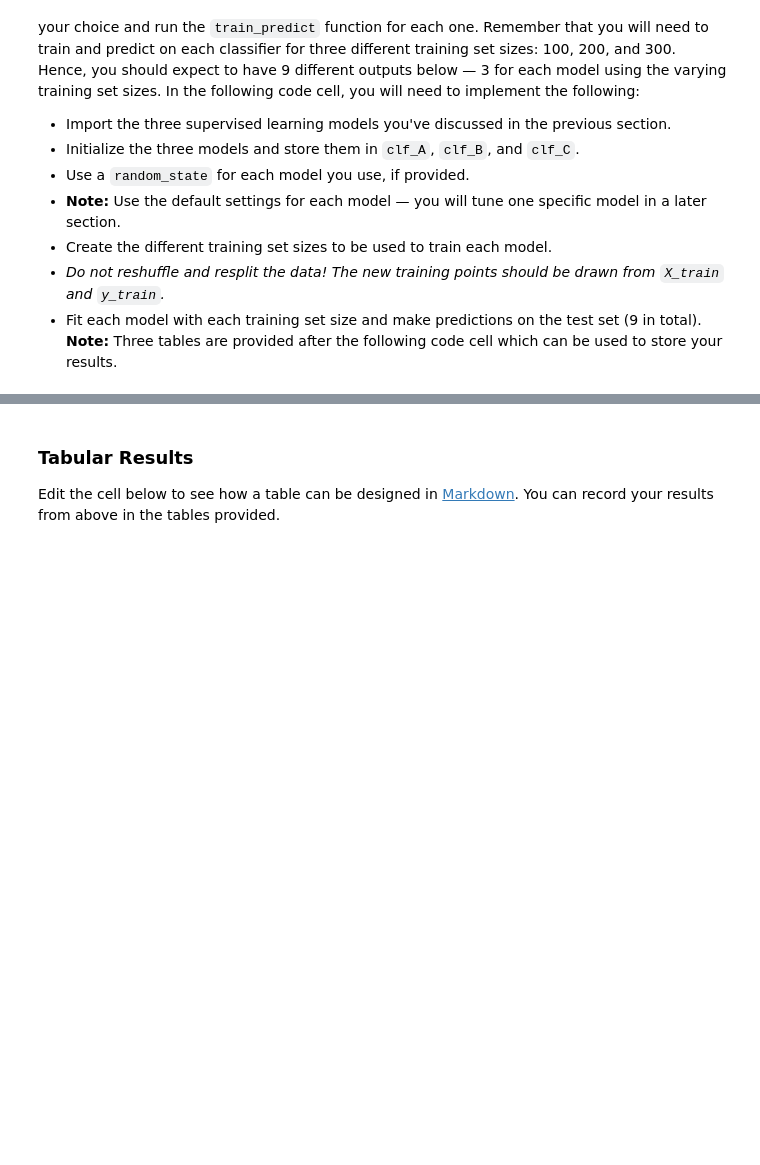
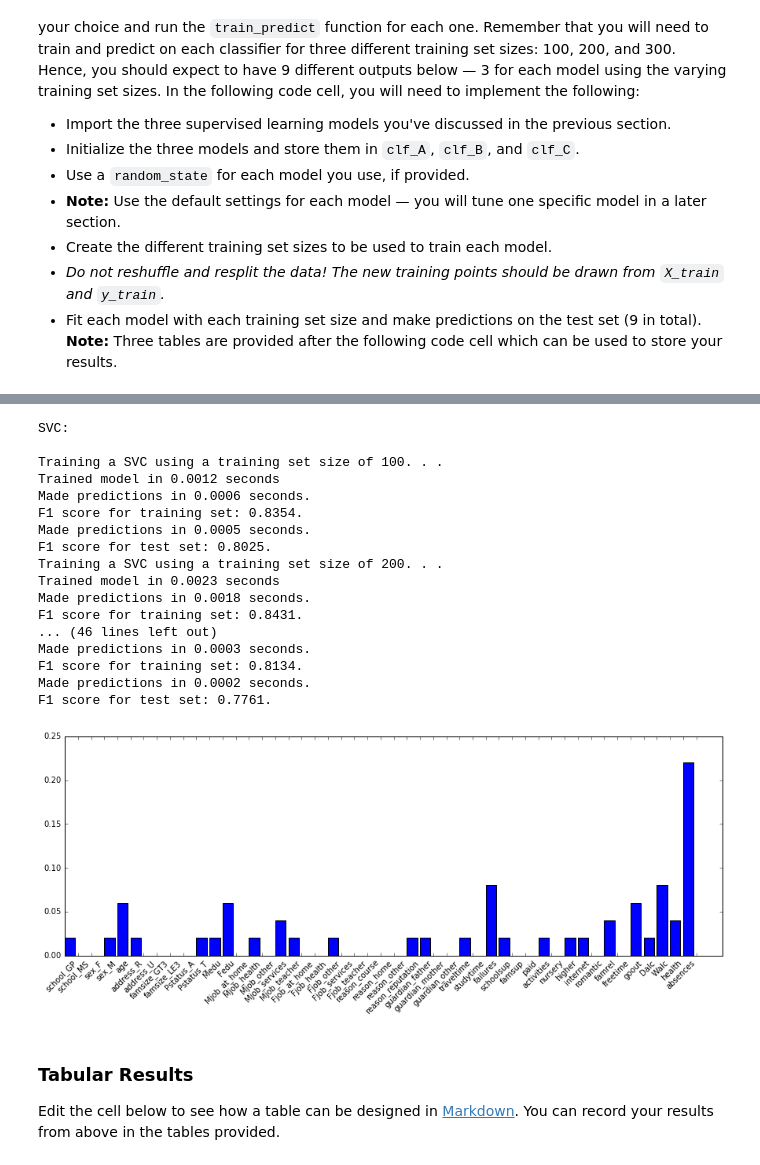
Before and after one commit to natalya-patrikeeva/student_intervention, a Jupyter notebook: student_intervention.ipynb, the cells around one changed output, grey strips where cells are left out. Saved outputs shown, nothing was run; the diff lists cells and outputs as text; code cells hidden in the pictures; blank space fills up the shorter version.

```diff
--- a/student_intervention.ipynb
+++ b/student_intervention.ipynb
@@ -166,11 +171,15 @@ num_train = 300
 num_test = X_all.shape[0] - num_train
 
 # TODO: Shuffle and split the dataset into the number of training and testing points above
-X_train, X_test, y_train, y_test = train_test_split(X_all, y_all, train_size = num_train, random_state=42)
+X_train, X_test, y_train, y_test = train_test_split(X_all, y_all, stratify=y_all, train_size = num_train, random_state=42)
 
 # Show the results of the split
 print "Training set has {} samples.".format(X_train.shape[0])
 print "Testing set has {} samples.".format(X_test.shape[0])
+
+# Stratified data
+print "Training data 'yes' percentage = {:.2f}%".format(100 * (y_train == 'yes').mean())
+print "Testing  data 'yes' percentage = {:.2f}%".format(100 * (y_test == 'yes').mean())
 # %% [output]
 Training set has 300 samples.
 Testing set has 95 samples.
@@ -327,3 +270,48 @@ F1 score for test set: 0.7634.
+# %%
+# Import the three supervised learning models from sklearn
+
+from sklearn import svm
+from sklearn.ensemble import AdaBoostClassifier
+from sklearn.naive_bayes import GaussianNB
+
+# Initialize the three models
+clf_A = svm.SVC(random_state=1)
+clf_B = AdaBoostClassifier(random_state=1)
+clf_C = GaussianNB()
+
+# Loop through models, then through training data set sizes
+for clf in [clf_A, clf_B, clf_C]:
+    print "\n{}: \n".format(clf.__class__.__name__)
+    for n in [100, 200, 300]:
+        train_predict(clf, X_train[:n], y_train[:n], X_test, y_test)
+
+import matplotlib.pyplot as plt
+%matplotlib inline
+
+fi = clf_B.feature_importances_
+
+plt.figure(figsize=(15, 5))
+plt.bar(range(0,len(fi)),fi)
+plt.xticks(np.arange(1, len(fi)+1), X_train.columns, rotation=45, ha="right");
+# %% [output]
+SVC:
+
+Training a SVC using a training set size of 100. . .
+Trained model in 0.0012 seconds
+Made predictions in 0.0006 seconds.
+F1 score for training set: 0.8354.
+Made predictions in 0.0005 seconds.
+F1 score for test set: 0.8025.
+Training a SVC using a training set size of 200. . .
+Trained model in 0.0023 seconds
+Made predictions in 0.0018 seconds.
+F1 score for training set: 0.8431.
+... (46 lines left out)
+Made predictions in 0.0003 seconds.
+F1 score for training set: 0.8134.
+Made predictions in 0.0002 seconds.
+F1 score for test set: 0.7761.
+[figure, added]
 # %% [markdown]
 ### Tabular Results
 Edit the cell below to see how a table can be designed in [Markdown](https://github.com/adam-p/markdown-here/wiki/Markdown-Cheatsheet#tables). You can record your results from above in the tables provided.
```
Also changed, not shown: parts of 10 cells of this notebook.
